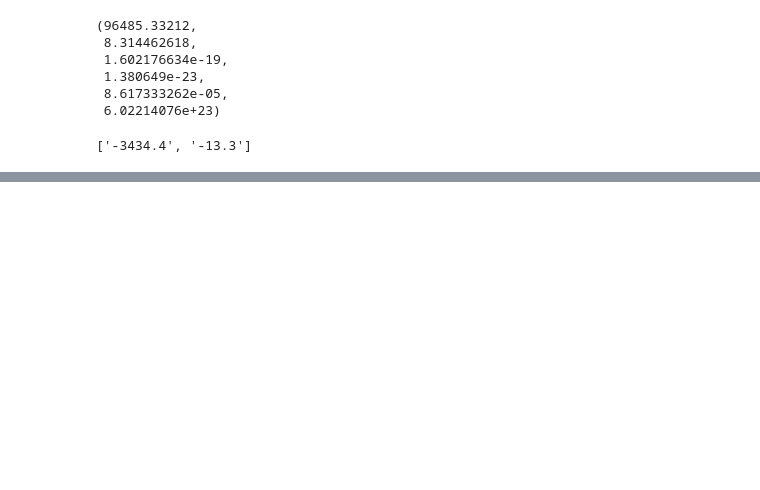
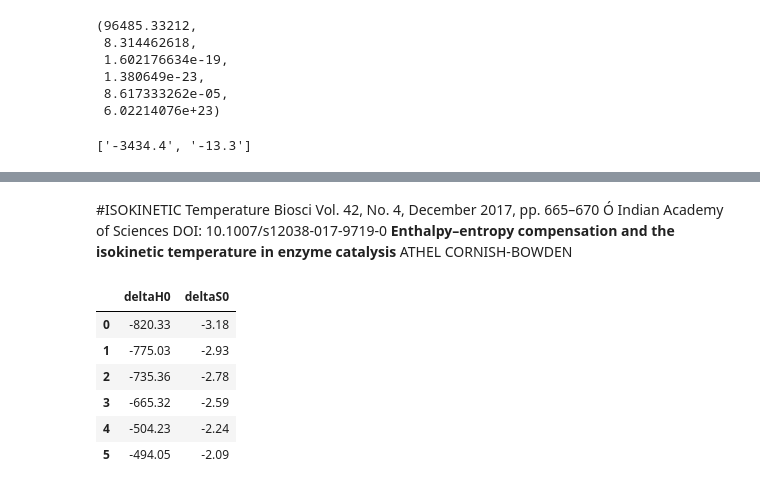
Before and after one commit to adgcal/CD-Analysis, a Jupyter notebook: CD_ANAL.ipynb, the cells around one changed output, grey strips where cells are left out. Saved outputs shown, nothing was run; the diff lists cells and outputs as text; code cells hidden in the pictures; blank space fills up the shorter version.

```diff
--- a/CD_ANAL.ipynb
+++ b/CD_ANAL.ipynb
@@ -377,0 +396,15 @@ In SVD also the enthalpy & entropy are negative
+# %% [markdown]
+#ISOKINETIC Temperature
+Biosci Vol. 42, No. 4, December 2017, pp. 665–670 Ó Indian Academy of Sciences DOI: 10.1007/s12038-017-9719-0
+**Enthalpy–entropy compensation and the isokinetic temperature in enzyme catalysis**
+ATHEL CORNISH-BOWDEN
+# %%
+df
+# %% [output]
+|  | deltaH0 | deltaS0 |
+| 0 | -820.33 | -3.18 |
+| 1 | -775.03 | -2.93 |
+| 2 | -735.36 | -2.78 |
+| 3 | -665.32 | -2.59 |
+| 4 | -504.23 | -2.24 |
+| 5 | -494.05 | -2.09 |
```
Also changed, not shown: parts of 9 cells of this notebook.
